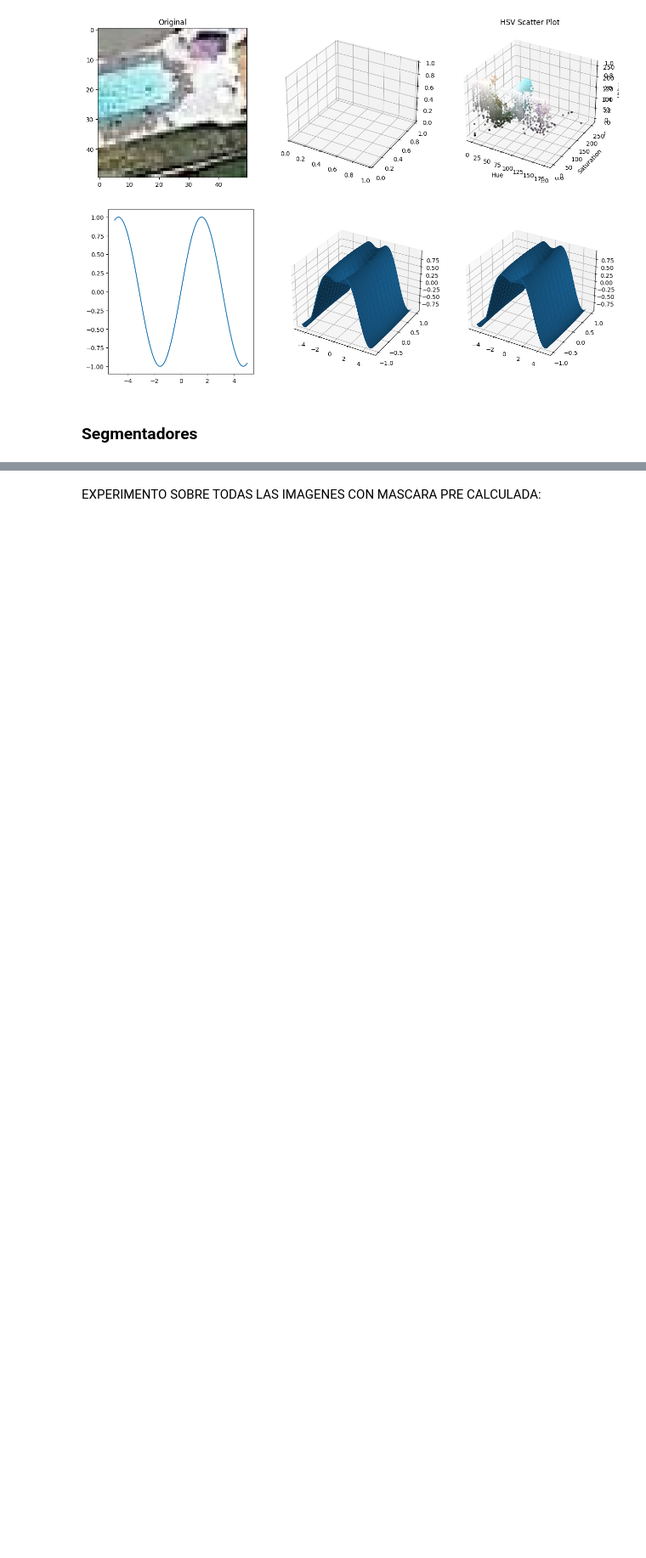
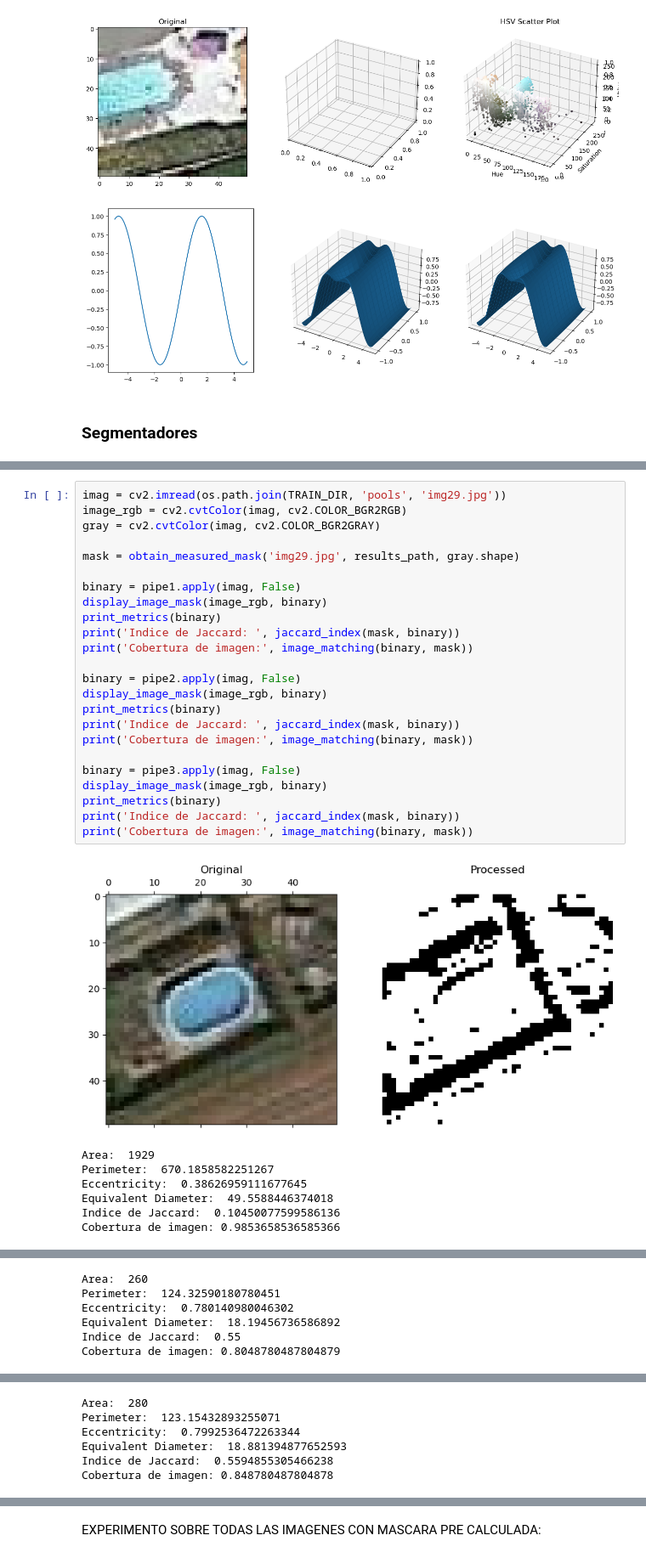
Before and after one commit to AlexisBaladon/Pool-Analyzer, a Jupyter notebook: notebooks/SEG.ipynb, the cells around one changed output, grey strips where cells are left out. Shown: that part at 85% size. Drawn from its saved outputs; the diff is of its cells as text; blank space fills up the shorter version.

```diff
--- a/notebooks/SEG.ipynb
+++ b/notebooks/SEG.ipynb
@@ -399,0 +446,32 @@ COMENTARIO
+# %%
+imag = cv2.imread(os.path.join(TRAIN_DIR, 'pools', 'img29.jpg'))
+image_rgb = cv2.cvtColor(imag, cv2.COLOR_BGR2RGB)
+gray = cv2.cvtColor(imag, cv2.COLOR_BGR2GRAY)
+
+mask = obtain_measured_mask('img29.jpg', results_path, gray.shape)
+
+binary = pipe1.apply(imag, False)
+display_image_mask(image_rgb, binary)
+print_metrics(binary)
+print('Indice de Jaccard: ', jaccard_index(mask, binary))
+print('Cobertura de imagen:', image_matching(binary, mask))
+
+binary = pipe2.apply(imag, False)
+display_image_mask(image_rgb, binary)
+print_metrics(binary)
+print('Indice de Jaccard: ', jaccard_index(mask, binary))
+print('Cobertura de imagen:', image_matching(binary, mask))
+
+binary = pipe3.apply(imag, False)
+display_image_mask(image_rgb, binary)
+print_metrics(binary)
+print('Indice de Jaccard: ', jaccard_index(mask, binary))
+print('Cobertura de imagen:', image_matching(binary, mask))
+# %% [output]
+[figure, added]
+Area:  1929
+Perimeter:  670.1858582251267
+Eccentricity:  0.38626959111677645
+Equivalent Diameter:  49.5588446374018
+Indice de Jaccard:  0.10450077599586136
+Cobertura de imagen: 0.9853658536585366
@@ -399,0 +479,6 @@ COMENTARIO
+Area:  260
+Perimeter:  124.32590180780451
+Eccentricity:  0.780140980046302
+Equivalent Diameter:  18.19456736586892
+Indice de Jaccard:  0.55
+Cobertura de imagen: 0.8048780487804879
@@ -399,0 +486,6 @@ COMENTARIO
+Area:  280
+Perimeter:  123.15432893255071
+Eccentricity:  0.7992536472263344
+Equivalent Diameter:  18.881394877652593
+Indice de Jaccard:  0.5594855305466238
+Cobertura de imagen: 0.848780487804878
```
Also changed, not shown: parts of 25 cells of this notebook.
